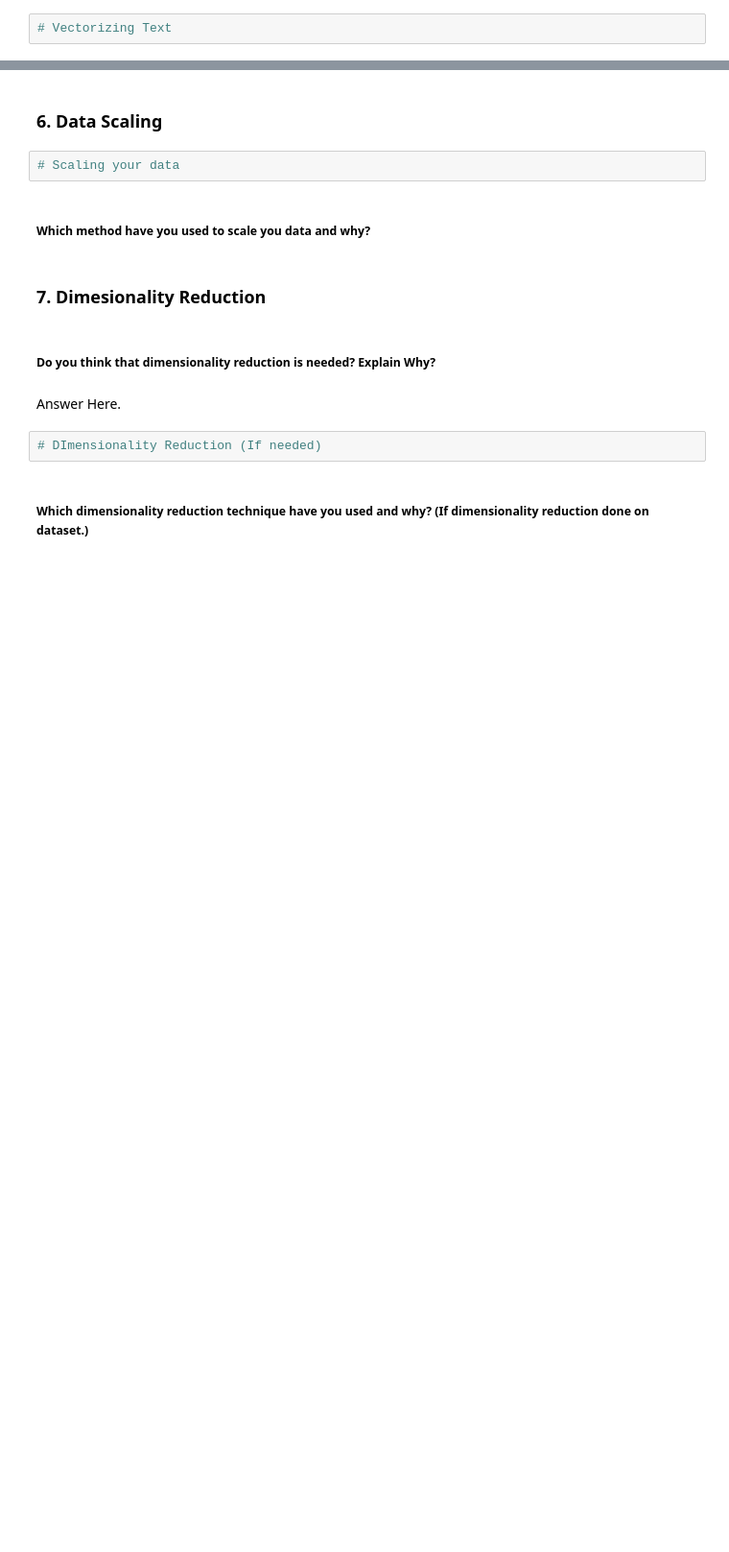
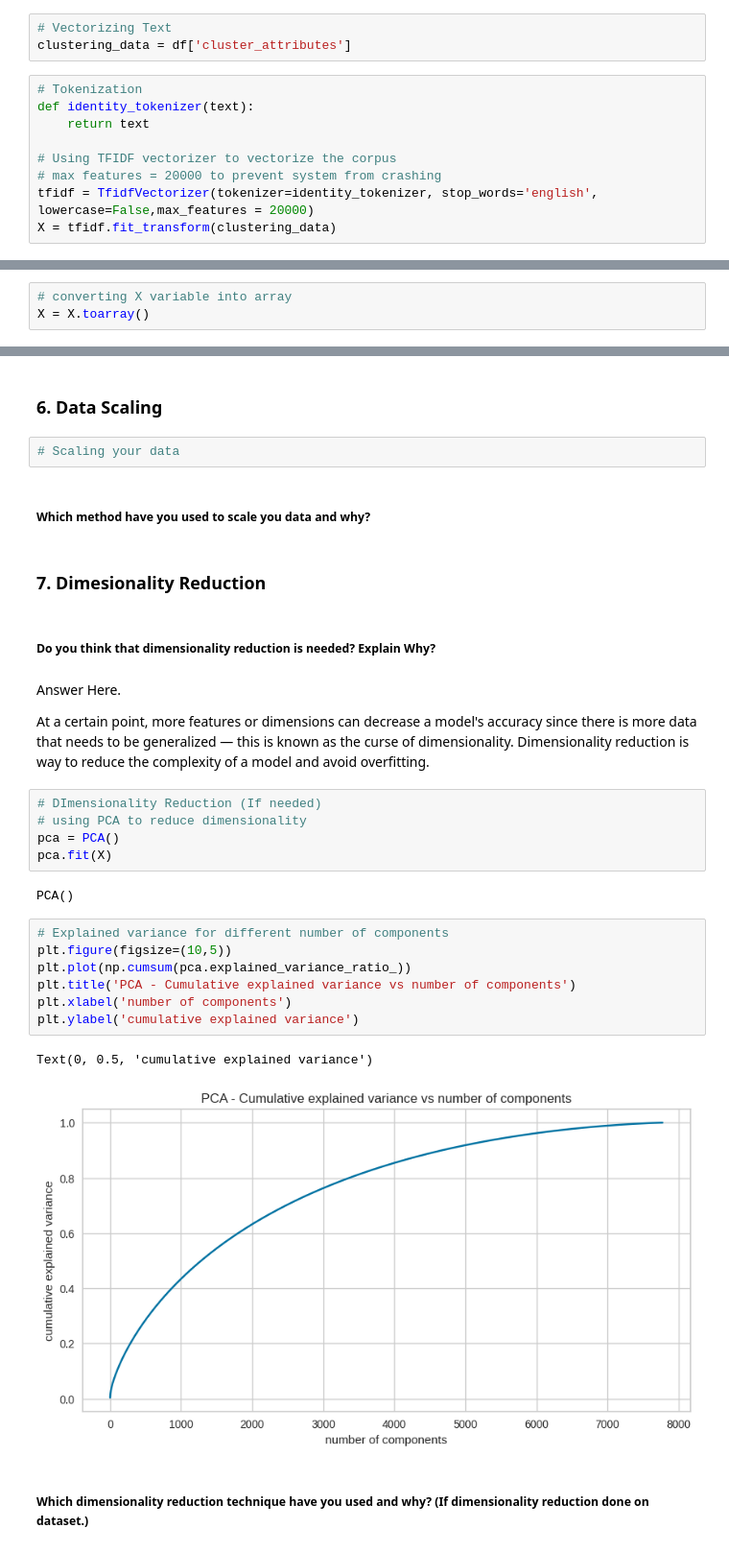
Before and after one commit to Faheemfemu/Netflix-Movies-and-TV-Shows-Clustering, a Jupyter notebook: Netflix_Movies_and_TV_Shows_Clustering.ipynb, the cells around one changed output, grey strips where cells are left out. Shown at 96% size. Drawn from its saved outputs; the diff is of its cells as text; blank space fills up the shorter version.

```diff
--- a/Netflix_Movies_and_TV_Shows_Clustering.ipynb
+++ b/Netflix_Movies_and_TV_Shows_Clustering.ipynb
@@ -1090,3 +1291,13 @@ Answer Here.
 #### 10. Text Vectorization
 # %%
 # Vectorizing Text
+clustering_data = df['cluster_attributes']
+# %%
+# Tokenization
+def identity_tokenizer(text):
+    return text
+
+# Using TFIDF vectorizer to vectorize the corpus
+# max features = 20000 to prevent system from crashing
+tfidf = TfidfVectorizer(tokenizer=identity_tokenizer, stop_words='english', lowercase=False,max_features = 20000)
+X = tfidf.fit_transform(clustering_data)
@@ -1093,2 +1314,5 @@ Answer Here.
+# %%
+# converting X variable into array
+X = X.toarray()
 # %% [markdown]
 ##### Which text vectorization technique have you used and why?
@@ -1128,9 +1354,26 @@ Answer Here.
 ### 7. Dimesionality Reduction
 # %% [markdown]
 ##### Do you think that dimensionality reduction is needed? Explain Why?
-# %% [markdown]
-Answer Here.
+# %% [markdown]
+Answer Here.
+
+At a certain point, more features or dimensions can decrease a model's accuracy since there is more data that needs to be generalized — this is known as the curse of dimensionality. Dimensionality reduction is way to reduce the complexity of a model and avoid overfitting.
 # %%
 # DImensionality Reduction (If needed)
+# using PCA to reduce dimensionality
+pca = PCA()
+pca.fit(X)
+# %% [output]
+PCA()
+# %%
+# Explained variance for different number of components
+plt.figure(figsize=(10,5))
+plt.plot(np.cumsum(pca.explained_variance_ratio_))
+plt.title('PCA - Cumulative explained variance vs number of components')
+plt.xlabel('number of components')
+plt.ylabel('cumulative explained variance')
+# %% [output]
+Text(0, 0.5, 'cumulative explained variance')
+[figure, added]
 # %% [markdown]
 ##### Which dimensionality reduction technique have you used and why? (If dimensionality reduction done on dataset.)
```
Also changed, not shown: parts of 47 cells of this notebook.
